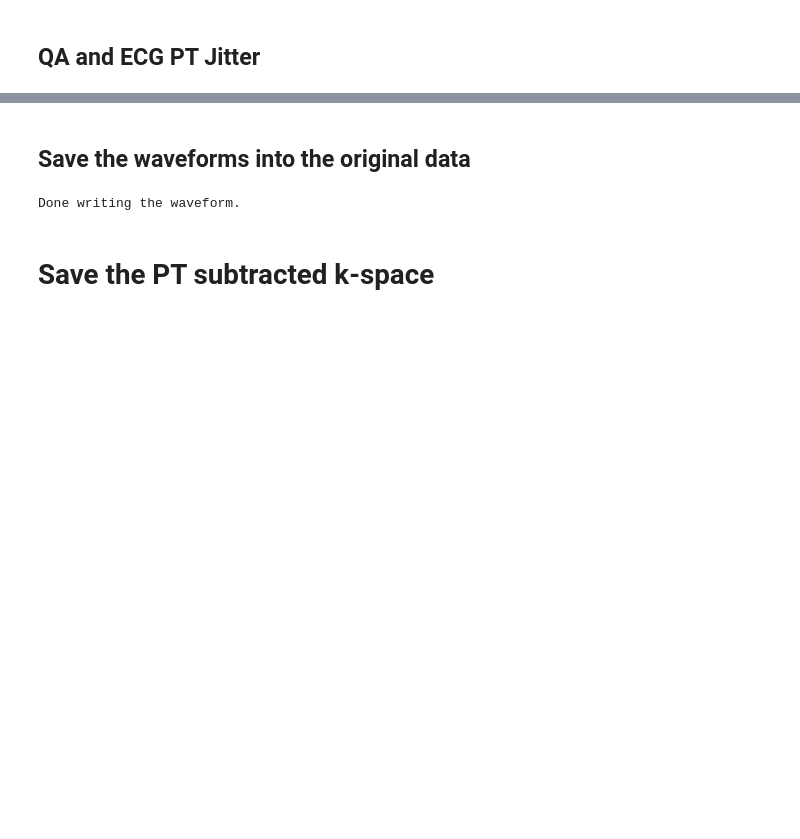
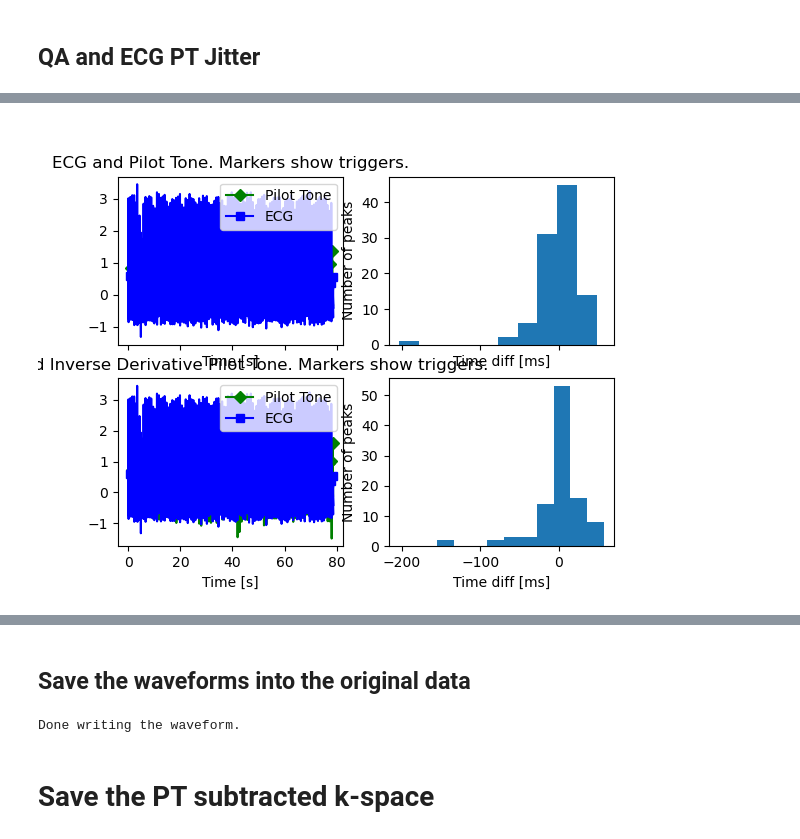
Before and after one commit to usc-mrel/PylotToneMRI, a Jupyter notebook: main_pilottone_extract.ipynb, the cells around one changed output, grey strips where cells are left out. Drawn from its saved outputs; the diff is of its cells as text; code cells hidden in the pictures; blank space fills up the shorter version.

```diff
--- a/main_pilottone_extract.ipynb
+++ b/main_pilottone_extract.ipynb
@@ -441,0 +404,82 @@ Number of extraneous derivative PT triggers: 11.
+# %%
+%matplotlib widget
+import pilottone_ecg_jitter
+importlib.reload(pilottone_ecg_jitter)
+from pilottone_ecg_jitter import pt_ecg_jitter
+
+from pilottone.pt import extract_triggers
+f_samp = 1/samp_time_pt # [Hz]
+
+pt_extract_params = {'golay_filter_len': 101,
+                    'respiratory': {
+                            'freq_start': 0.05,
+                            'freq_stop': 0.9,
+                            'corr_threshold': 0.9,
+                            'corr_init_ch': -1,
+                            'separation_method': 'sobi', # 'sobi', 'pca'
+                    },
+                    'cardiac': {
+                                'freq_start': 1,
+                                'freq_stop': 20,
+                                'corr_threshold': 0.90,
+                                'corr_init_ch': np.nonzero(coil_name == 'Body_6:1:B22')[0][0],
+                                'separation_method': 'pca', # 'sobi', 'pca'
+
+                    },
+                    'debug': {
+                        'selected_coils': [0,1],
+                        'coil_legend': coil_name[mri_coils],
+                        'show_plots': False
+                    }
+                }
+pt_volt = pt.get_volt_from_protoname(hdr.measurementInformation.protocolName)
+if pt_volt is not None:
+    print(f"Extracted voltage: {pt_volt} V")
+    sg_filter_len = int(np.round((-18.37*np.log(pt_volt)+88.87)/2)*2+1) # Empirically found.
+else:
+    sg_filter_len = 91
+
+print(f'SG filter length = {sg_filter_len}.')
+
+# gol_filt_len_list = [41, 51, 61, 71, 81, 91, 101, 111]
+# gol_filt_len_list = [101]
+card_endf_list = np.arange(4, 27, 1)
+
+jitters = {}
+for filt_len in card_endf_list:
+
+    # pt_extract_params['golay_filter_len'] = filt_len
+    pt_extract_params['cardiac']['freq_stop'] = filt_len
+    try:
+        pt_respiratory, pt_cardiac = pt.extract_pilottone_navs(pt_sig_clean2, f_samp, pt_extract_params)
+    except Exception:
+        jitters[filt_len] = np.inf
+        continue
+
+    pt_cardiac_filtered = savgol_filter(pt_cardiac, sg_filter_len, 3, axis=0)
+    pt_cardiac_derivative = np.hstack((0, -np.diff(pt_cardiac_filtered)/(time_pt[1] - time_pt[0])))
+    pt_cardiac_derivative /= np.percentile(pt_cardiac_derivative, 99)
+
+    pk_diffs, _ = pt_ecg_jitter(time_pt, pt_cardiac, pt_cardiac_derivative, time_ecg, ecg_waveform, ecg_trigs=ecg_trigs, skip_time=0.6, show_outputs=False)
+    jitters[filt_len] = np.std(pk_diffs*1e3)
+
+best_gol_len = min(jitters, key=jitters.get)
+print('Best filter freq: ', best_gol_len)
+# pt_extract_params['golay_filter_len'] = best_gol_len
+pt_extract_params['cardiac']['freq_stop'] = best_gol_len
+
+pt_respiratory, pt_cardiac = pt.extract_pilottone_navs(pt_sig_clean2, f_samp, pt_extract_params)
+pt_cardiac_filtered = savgol_filter(pt_cardiac, sg_filter_len, 3, axis=0)
+pt_cardiac_derivative = np.hstack((0, -np.diff(pt_cardiac_filtered)/(time_pt[1] - time_pt[0])))
+pt_cardiac_derivative /= np.percentile(pt_cardiac_derivative, 99)
+pt_cardiac_trigs = extract_triggers(time_pt, pt_cardiac, skip_time=0.6)
+pt_derivative_trigs = extract_triggers(time_pt, pt_cardiac_derivative, skip_time=0.6)
+
+_,_ = pt_ecg_jitter(time_pt, pt_cardiac, pt_cardiac_derivative, time_ecg, -ecg_waveform, ecg_trigs=ecg_trigs, skip_time=0.6, show_outputs=True)
+
+plt.figure()
+plt.plot(jitters.keys(), jitters.values())
+plt.xlabel('Stop Freq [Hz]')
+plt.ylabel('Jitter [ms]')
+plt.show()
+# %% [output]
@@ -441,0 +503 @@ Number of extraneous derivative PT triggers: 11.
+[figure, added]
```
Also changed, not shown: parts of 13 cells of this notebook, 10 other files.
